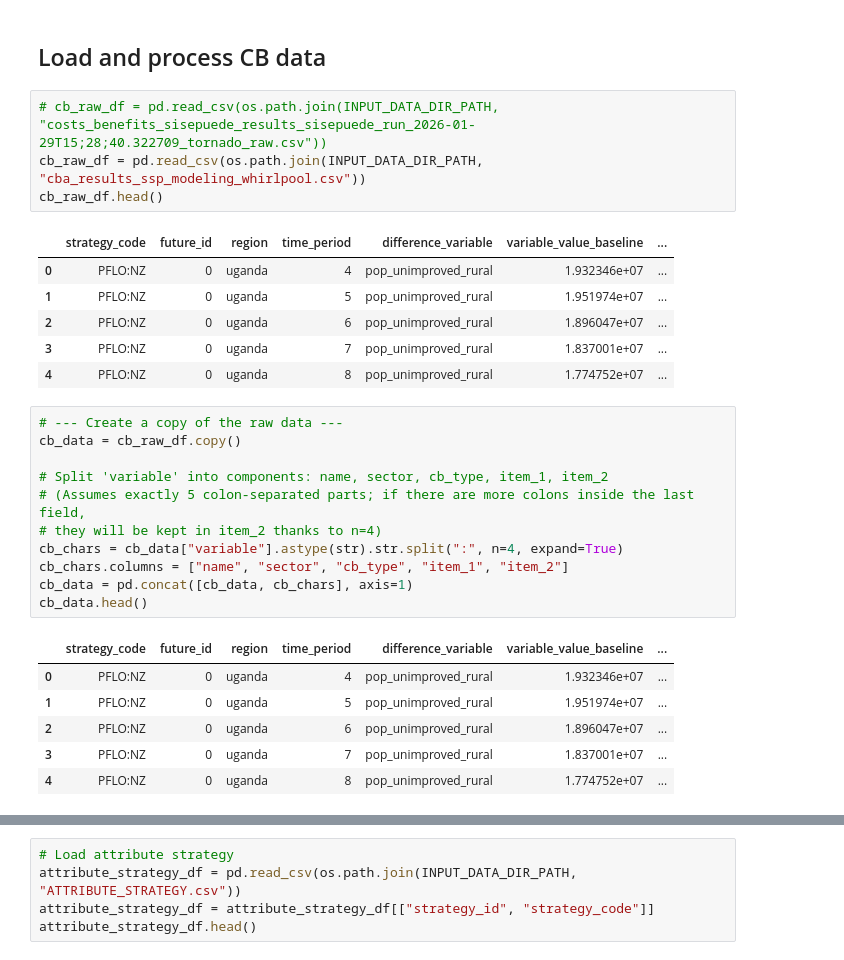
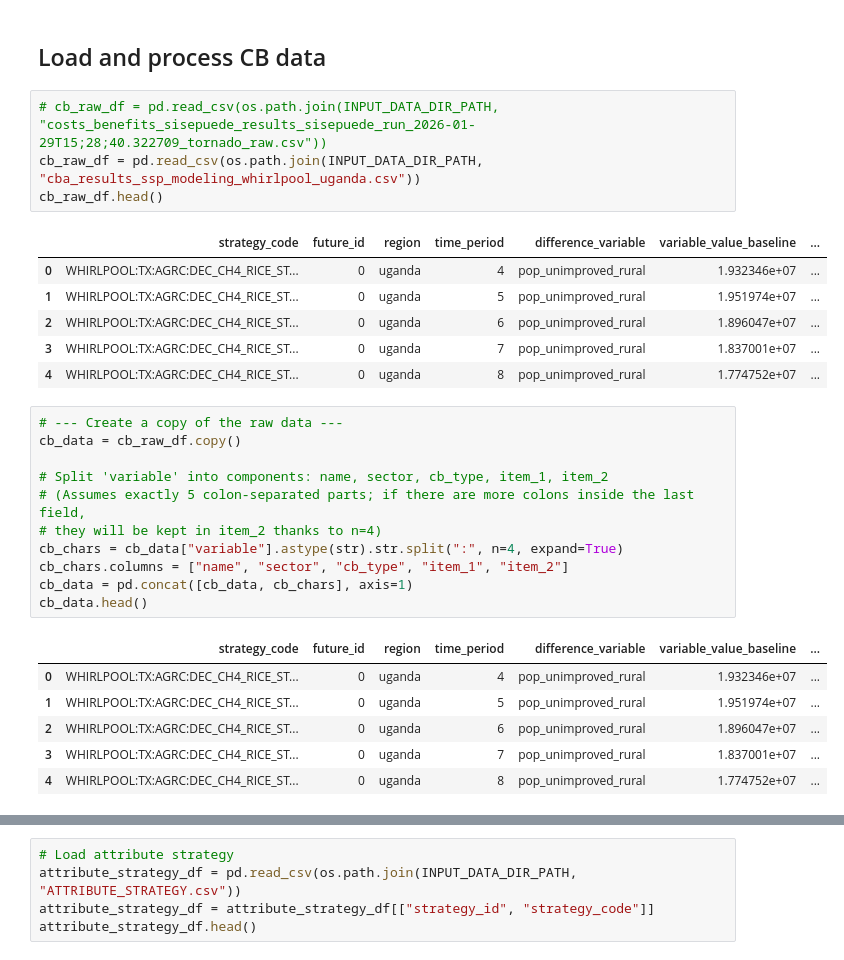
Before and after one commit to sisepuede-framework/ssp_uganda_data, a Jupyter notebook: ssp_modeling/cb/tornado_plot/uganda_whirlpool.ipynb, the cells around one changed output, grey strips where cells are left out. Cells and saved outputs as stored; diff of their text form.

Commit message:
Improve cb torando and whirlpool process

```diff
--- a/ssp_modeling/cb/tornado_plot/uganda_whirlpool.ipynb
+++ b/ssp_modeling/cb/tornado_plot/uganda_whirlpool.ipynb
@@ -219,15 +223,15 @@ tornado_emissions_agg_extended_df.to_clipboard(index=False)
 ## Load and process CB data
 # %%
 # cb_raw_df = pd.read_csv(os.path.join(INPUT_DATA_DIR_PATH, "costs_benefits_sisepuede_results_sisepuede_run_2026-01-29T15;28;40.322709_tornado_raw.csv"))
-cb_raw_df = pd.read_csv(os.path.join(INPUT_DATA_DIR_PATH, "cba_results_ssp_modeling_whirlpool.csv"))
+cb_raw_df = pd.read_csv(os.path.join(INPUT_DATA_DIR_PATH, "cba_results_ssp_modeling_whirlpool_uganda.csv"))
 cb_raw_df.head()
 # %% [output]
 |  | strategy_code | future_id | region | time_period | difference_variable | variable_value_baseline | ... |
-| 0 | PFLO:NZ | 0 | uganda | 4 | pop_unimproved_rural | 1.932346e+07 | ... |
-| 1 | PFLO:NZ | 0 | uganda | 5 | pop_unimproved_rural | 1.951974e+07 | ... |
-| 2 | PFLO:NZ | 0 | uganda | 6 | pop_unimproved_rural | 1.896047e+07 | ... |
-| 3 | PFLO:NZ | 0 | uganda | 7 | pop_unimproved_rural | 1.837001e+07 | ... |
-| 4 | PFLO:NZ | 0 | uganda | 8 | pop_unimproved_rural | 1.774752e+07 | ... |
+| 0 | WHIRLPOOL:TX:AGRC:DEC_CH4_RICE_ST... | 0 | uganda | 4 | pop_unimproved_rural | 1.932346e+07 | ... |
+| 1 | WHIRLPOOL:TX:AGRC:DEC_CH4_RICE_ST... | 0 | uganda | 5 | pop_unimproved_rural | 1.951974e+07 | ... |
+| 2 | WHIRLPOOL:TX:AGRC:DEC_CH4_RICE_ST... | 0 | uganda | 6 | pop_unimproved_rural | 1.896047e+07 | ... |
+| 3 | WHIRLPOOL:TX:AGRC:DEC_CH4_RICE_ST... | 0 | uganda | 7 | pop_unimproved_rural | 1.837001e+07 | ... |
+| 4 | WHIRLPOOL:TX:AGRC:DEC_CH4_RICE_ST... | 0 | uganda | 8 | pop_unimproved_rural | 1.774752e+07 | ... |
 # %%
 # --- Create a copy of the raw data ---
 cb_data = cb_raw_df.copy()
@@ -241,11 +245,11 @@ cb_data = pd.concat([cb_data, cb_chars], axis=1)
 cb_data.head()
 # %% [output]
 |  | strategy_code | future_id | region | time_period | difference_variable | variable_value_baseline | ... |
-| 0 | PFLO:NZ | 0 | uganda | 4 | pop_unimproved_rural | 1.932346e+07 | ... |
-| 1 | PFLO:NZ | 0 | uganda | 5 | pop_unimproved_rural | 1.951974e+07 | ... |
-| 2 | PFLO:NZ | 0 | uganda | 6 | pop_unimproved_rural | 1.896047e+07 | ... |
-| 3 | PFLO:NZ | 0 | uganda | 7 | pop_unimproved_rural | 1.837001e+07 | ... |
-| 4 | PFLO:NZ | 0 | uganda | 8 | pop_unimproved_rural | 1.774752e+07 | ... |
+| 0 | WHIRLPOOL:TX:AGRC:DEC_CH4_RICE_ST... | 0 | uganda | 4 | pop_unimproved_rural | 1.932346e+07 | ... |
+| 1 | WHIRLPOOL:TX:AGRC:DEC_CH4_RICE_ST... | 0 | uganda | 5 | pop_unimproved_rural | 1.951974e+07 | ... |
+| 2 | WHIRLPOOL:TX:AGRC:DEC_CH4_RICE_ST... | 0 | uganda | 6 | pop_unimproved_rural | 1.896047e+07 | ... |
+| 3 | WHIRLPOOL:TX:AGRC:DEC_CH4_RICE_ST... | 0 | uganda | 7 | pop_unimproved_rural | 1.837001e+07 | ... |
+| 4 | WHIRLPOOL:TX:AGRC:DEC_CH4_RICE_ST... | 0 | uganda | 8 | pop_unimproved_rural | 1.774752e+07 | ... |
 # %%
 # Scale value from USD to billions (divide by 1e9)
 if "value" in cb_data.columns:
```
Also changed, not shown: parts of 22 cells of this notebook, 8 other files.
